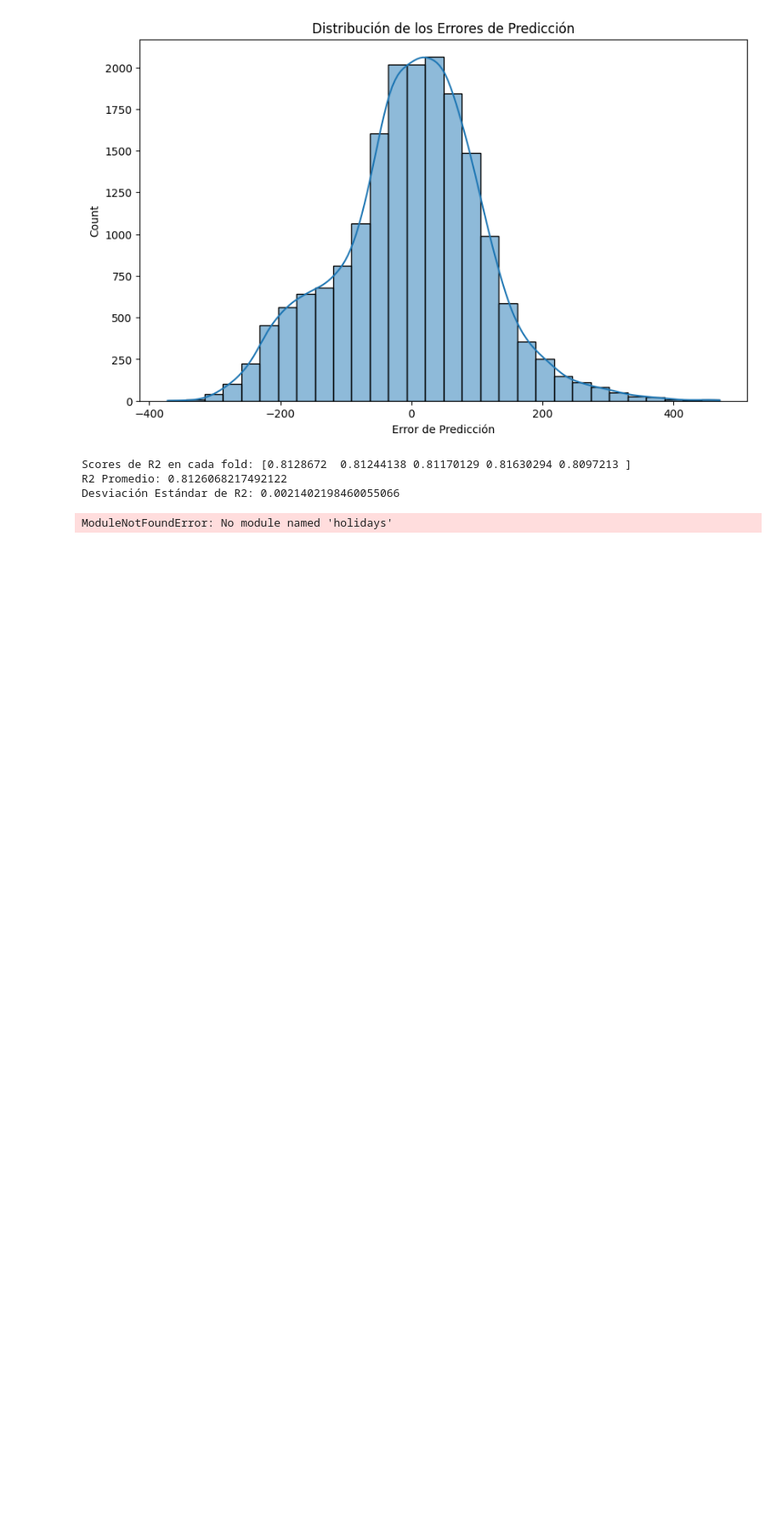
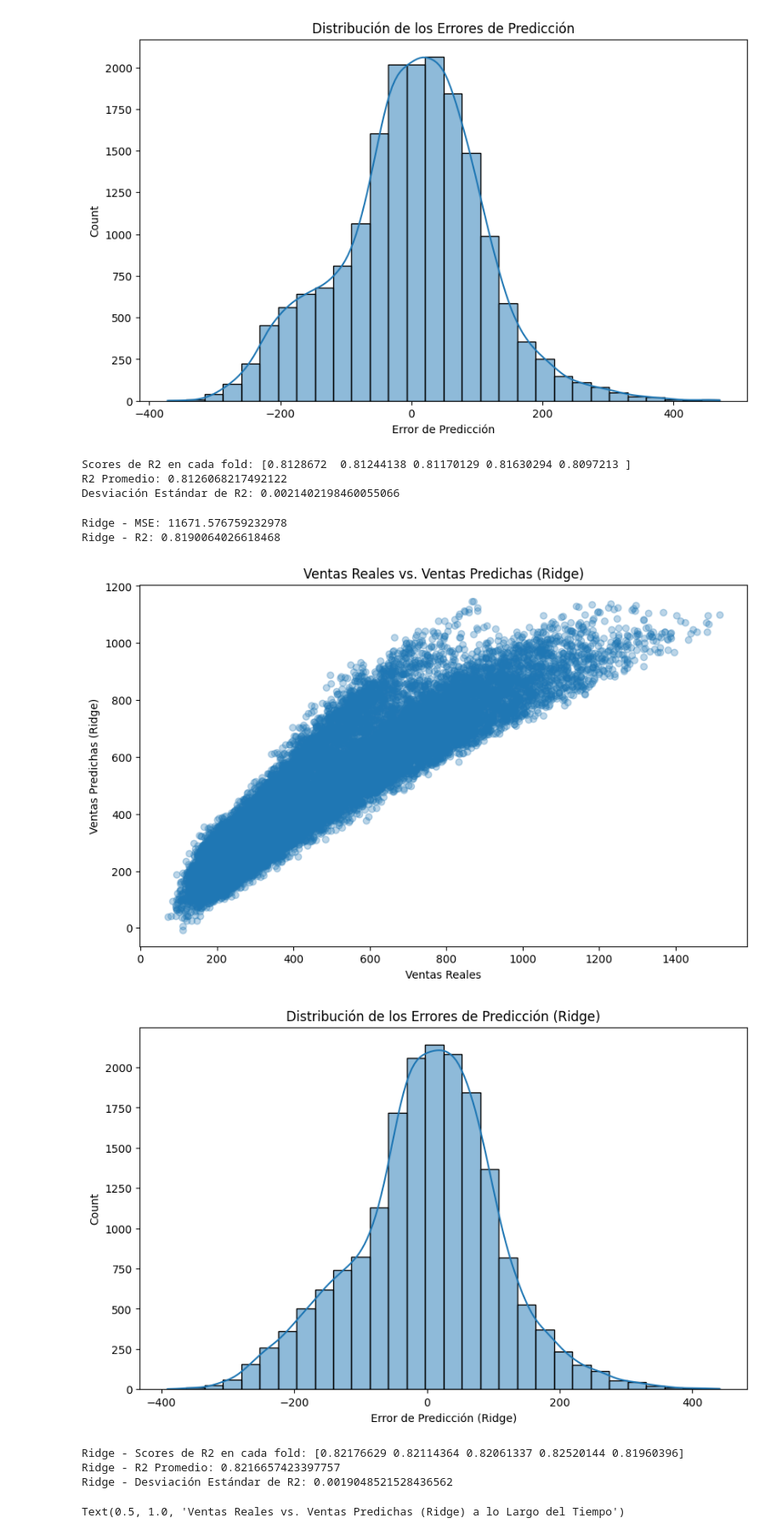
Before and after one commit to jonarroh/inte901, a Jupyter notebook: python/test.ipynb, the cells around one changed output. Shown at 85% size. Drawn from its saved outputs; the diff is of its cells as text; code cells hidden in the pictures; blank space fills up the shorter version.

Commit message:
feat: model clasification

```diff
--- a/python/test.ipynb
+++ b/python/test.ipynb
@@ -435,6 +435,8 @@ import holidays
 # Cargar el DataFrame desde el archivo CSV
 data_path = os.path.join(os.getcwd(), 'data')  # Ruta al directorio 'data'
 train = pd.read_csv(os.path.join(data_path, 'train.csv'))
+
+
 
 # Asegurarse de que la columna 'date' esté en formato datetime
 train['date'] = pd.to_datetime(train['date'], errors='coerce')
@@ -456,7 +458,7 @@ mean_sales['dayofyear'] = mean_sales['date'].dt.dayofyear
 mean_sales['is_weekend'] = mean_sales['date'].dt.dayofweek >= 5
 
 # Agregar información sobre días festivos
-us_holidays = holidays.US()
+us_holidays = holidays.MEX(years=[2013, 2014, 2015, 2016, 2017])
 mean_sales['is_holiday'] = mean_sales['date'].isin(us_holidays)
 
 # Convertir booleanos a enteros
@@ -480,8 +482,10 @@ X_train['date'] = (X_train['date'] - date_min).dt.days
 X_test['date'] = (X_test['date'] - date_min).dt.days
 
 # Crear interacciones entre características
-X_train['date_item'] = X_train['date'] * X_train['item']
-X_test['date_item'] = X_test['date'] * X_test['item']
+for col in X_train.columns:
+    if col.startswith('item_'):
+        X_train[f'date_{col}'] = X_train['date'] * X_train[col]
+        X_test[f'date_{col}'] = X_test['date'] * X_test[col]
 
 # Crear y entrenar el modelo de regresión Ridge con búsqueda de hiperparámetros
 ridge = Ridge()
@@ -501,68 +505,46 @@ ridge_r2 = r2_score(y_test, y_ridge_pred)
 
 print(f"Ridge - MSE: {ridge_mse}")
 print(f"Ridge - R2: {ridge_r2}")
 
-# Crear y entrenar el modelo de regresión Lasso con búsqueda de hiperparámetros
-lasso = Lasso()
-lasso_param_grid = {'alpha': [0.01, 0.1, 1.0, 10.0]}
-lasso_grid_search = GridSearchCV(lasso, lasso_param_grid, cv=5, scoring='r2')
-lasso_grid_search.fit(X_train, y_train)
-
-# Mejor modelo Lasso encontrado
-best_lasso_model = lasso_grid_search.best_estimator_
-
-# Predicciones con el mejor modelo Lasso
-y_lasso_pred = best_lasso_model.predict(X_test)
-
-# Evaluar el modelo Lasso
-lasso_mse = mean_squared_error(y_test, y_lasso_pred)
-lasso_r2 = r2_score(y_test, y_lasso_pred)
-
-print(f"Lasso - MSE: {lasso_mse}")
-print(f"Lasso - R2: {lasso_r2}")
 
 # Gráfico de las ventas reales vs. las predicciones para el modelo Ridge
 plt.figure(figsize=(10, 6))
 plt.scatter(y_test, y_ridge_pred, alpha=0.3)
 plt.xlabel('Ventas Reales')
 plt.ylabel('Ventas Predichas (Ridge)')
 plt.title('Ventas Reales vs. Ventas Predichas (Ridge)')
 plt.show()
 
-# Gráfico de las ventas reales vs. las predicciones para el modelo Lasso
-plt.figure(figsize=(10, 6))
-plt.scatter(y_test, y_lasso_pred, alpha=0.3)
-plt.xlabel('Ventas Reales')
-plt.ylabel('Ventas Predichas (Lasso)')
-plt.title('Ventas Reales vs. Ventas Predichas (Lasso)')
-plt.show()
+
 
 # Histograma de los errores de predicción para el modelo Ridge
 ridge_errors = y_test - y_ridge_pred
 plt.figure(figsize=(10, 6))
 sns.histplot(ridge_errors, bins=30, kde=True)
 plt.xlabel('Error de Predicción (Ridge)')
 plt.title('Distribución de los Errores de Predicción (Ridge)')
 plt.show()
 
-# Histograma de los errores de predicción para el modelo Lasso
-lasso_errors = y_test - y_lasso_pred
-plt.figure(figsize=(10, 6))
-sns.histplot(lasso_errors, bins=30, kde=True)
-plt.xlabel('Error de Predicción (Lasso)')
-plt.title('Distribución de los Errores de Predicción (Lasso)')
-plt.show()
 
 # Realizar validación cruzada con el mejor modelo Ridge
 ridge_scores = cross_val_score(best_ridge_model, X_train, y_train, cv=5, scoring='r2')
 print("Ridge - Scores de R2 en cada fold:", ridge_scores)
 print("Ridge - R2 Promedio:", ridge_scores.mean())
 print("Ridge - Desviación Estándar de R2:", ridge_scores.std())
 
-# Realizar validación cruzada con el mejor modelo Lasso
-lasso_scores = cross_val_score(best_lasso_model, X_train, y_train, cv=5, scoring='r2')
-print("Lasso - Scores de R2 en cada fold:", lasso_scores)
-print("Lasso - R2 Promedio:", lasso_scores.mean())
-print("Lasso - Desviación Estándar de R2:", lasso_scores.std())
+#grafico lineal de las ventas reales vs las predichas para el modelo Ridge
+plt.figure(figsize=(10, 6))
+plt.plot(y_test.index, y_test, label='Ventas Reales', color='blue')
+plt.plot(y_test.index, y_ridge_pred, label='Ventas Predichas (Ridge)', color='red')
+plt.xlabel('Índice de Tiempo')
+plt.ylabel('Ventas')
+plt.title('Ventas Reales vs. Ventas Predichas (Ridge) a lo Largo del Tiempo')
 # %% [output]
-ModuleNotFoundError: No module named 'holidays'
+Ridge - MSE: 11671.576759232978
+Ridge - R2: 0.8190064026618468
+[figure, added]
+[figure, added]
+Ridge - Scores de R2 en cada fold: [0.82176629 0.82114364 0.82061337 0.82520144 0.81960396]
+Ridge - R2 Promedio: 0.8216657423397757
+Ridge - Desviación Estándar de R2: 0.0019048521528436562
+Text(0.5, 1.0, 'Ventas Reales vs. Ventas Predichas (Ridge) a lo Largo del Tiempo')
```
Also changed, not shown: parts of 4 cells of this notebook, 3 other files.
